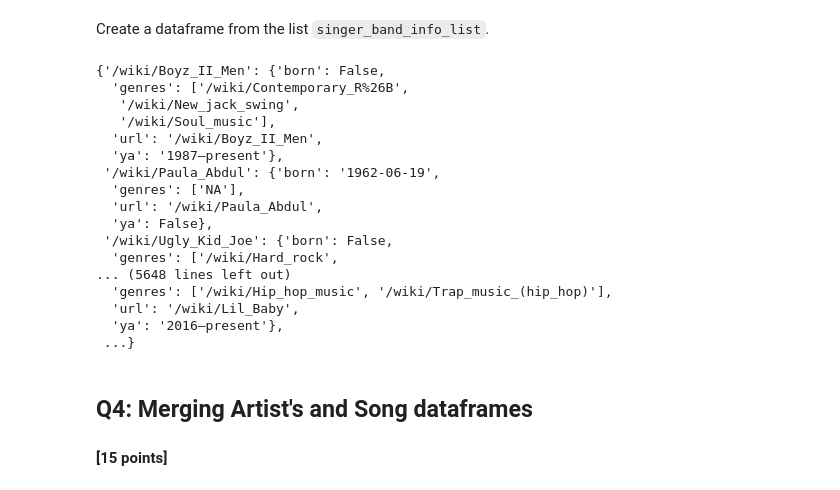
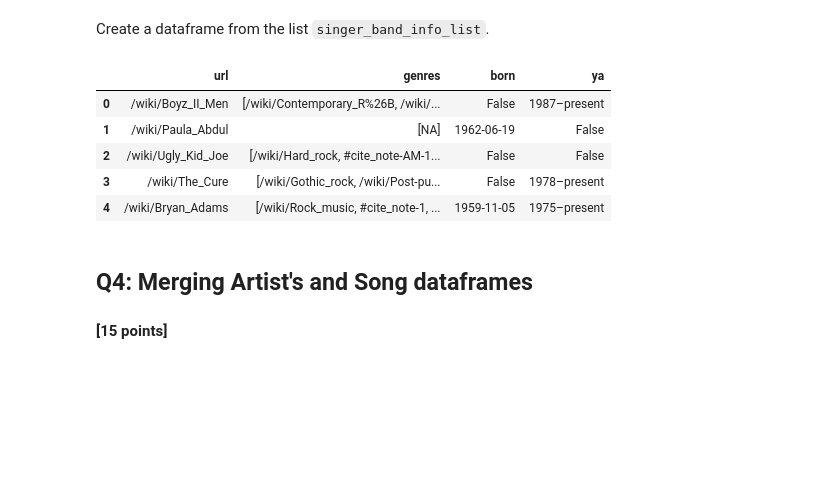
Before and after one commit to pramendra/hemanth_pram_Homework1, a Jupyter notebook: distribute_HW1.ipynb, the cells around one changed output. Cells and saved outputs as stored; diff of their text form; code cells hidden in the pictures; blank space fills up the shorter version.

```diff
--- a/distribute_HW1.ipynb
+++ b/distribute_HW1.ipynb
@@ -851,7 +851,7 @@ singer_band_info(art_url, page_text)
  'ya': '1987–present'}
 # %%
 #your code here
-singer_band_info_list = {}
+singer_band_info_list = []
 count = 0
 
 longest_active_year_artiest = ''
@@ -864,7 +864,7 @@ for url, html in urlcache.items():
   if year > longest_active_year:
     longest_active_year = year
     longest_active_year_artiest = url
-  singer_band_info_list[url] = data
+  singer_band_info_list.append(data)
   # if count == 10:
   #   break
   # count += 1
@@ -923,27 +906,17 @@ with open("singer_band_info_list.json") as json_file:
 Create a dataframe from the list `singer_band_info_list`.
 # %%
 #your code here
-singer_band_info_list
-# df = pd.DataFrame.from_records(singer_band_info_list)
-# df.head()
+# singer_band_info_list
+
+df = pd.DataFrame.from_records(singer_band_info_list)
+df.head()
 # %% [output]
-{'/wiki/Boyz_II_Men': {'born': False,
-  'genres': ['/wiki/Contemporary_R%26B',
-   '/wiki/New_jack_swing',
-   '/wiki/Soul_music'],
-  'url': '/wiki/Boyz_II_Men',
-  'ya': '1987–present'},
- '/wiki/Paula_Abdul': {'born': '1962-06-19',
-  'genres': ['NA'],
-  'url': '/wiki/Paula_Abdul',
-  'ya': False},
- '/wiki/Ugly_Kid_Joe': {'born': False,
-  'genres': ['/wiki/Hard_rock',
-... (5648 lines left out)
-  'genres': ['/wiki/Hip_hop_music', '/wiki/Trap_music_(hip_hop)'],
-  'url': '/wiki/Lil_Baby',
-  'ya': '2016–present'},
- ...}
+|  | url | genres | born | ya |
+| 0 | /wiki/Boyz_II_Men | [/wiki/Contemporary_R%26B, /wiki/... | False | 1987–present |
+| 1 | /wiki/Paula_Abdul | [NA] | 1962-06-19 | False |
+| 2 | /wiki/Ugly_Kid_Joe | [/wiki/Hard_rock, #cite_note-AM-1... | False | False |
+| 3 | /wiki/The_Cure | [/wiki/Gothic_rock, /wiki/Post-pu... | False | 1978–present |
+| 4 | /wiki/Bryan_Adams | [/wiki/Rock_music, #cite_note-1, ... | 1959-11-05 | 1975–present |
 # %% [markdown]
 ## Q4: Merging Artist's and Song dataframes
 #### [15 points]
```
Also changed, not shown: parts of 1 cell of this notebook.
